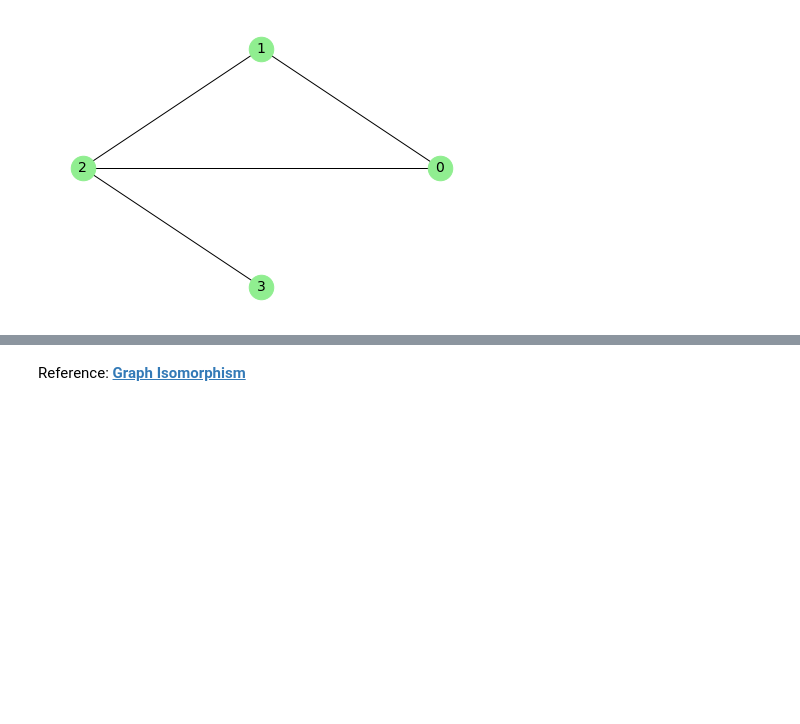
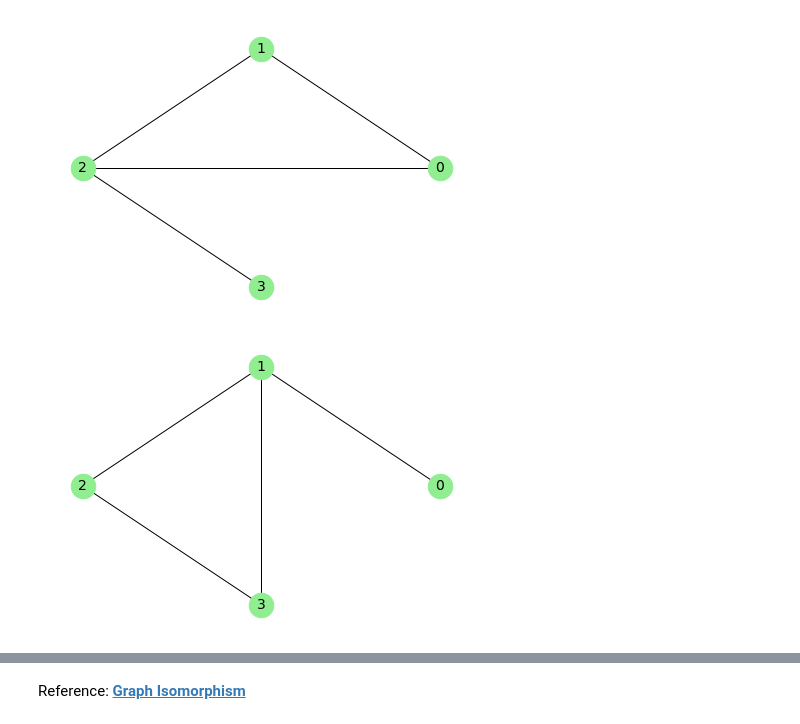
Before and after one commit to gabhang/graph_theory, a Jupyter notebook: graph-isomorphism.ipynb, the cells around one changed output, grey strips where cells are left out. Saved outputs shown, nothing was run; the diff lists cells and outputs as text; code cells hidden in the pictures; blank space fills up the shorter version.

Commit message:
Added brute force algorithm code to check graph isomorphism between two graphs

```diff
--- a/graph-isomorphism.ipynb
+++ b/graph-isomorphism.ipynb
@@ -103,2 +103,10 @@ nx.draw_circular(G, **params) # draw graph G with parameters declared previously
 # %% [output]
 [figure]
+# %%
+# Create graph 2 G_2 with edges similar to G_1 ({{𝑎,𝑏},{𝑎,𝑐},{𝑏,𝑐},{𝑐,𝑑}})
+G_2 = nx.Graph() # create graph G_2
+E = ((0, 1), (1, 2), (1, 3), (2, 3)) # declare edges E
+G_2.add_edges_from(E) # add edges E to G_2
+nx.draw_circular(G_2, **params) # draw graph G_1 with parameters declared previously
+# %% [output]
+[figure, added]
```
Also changed, not shown: parts of 17 cells of this notebook.
